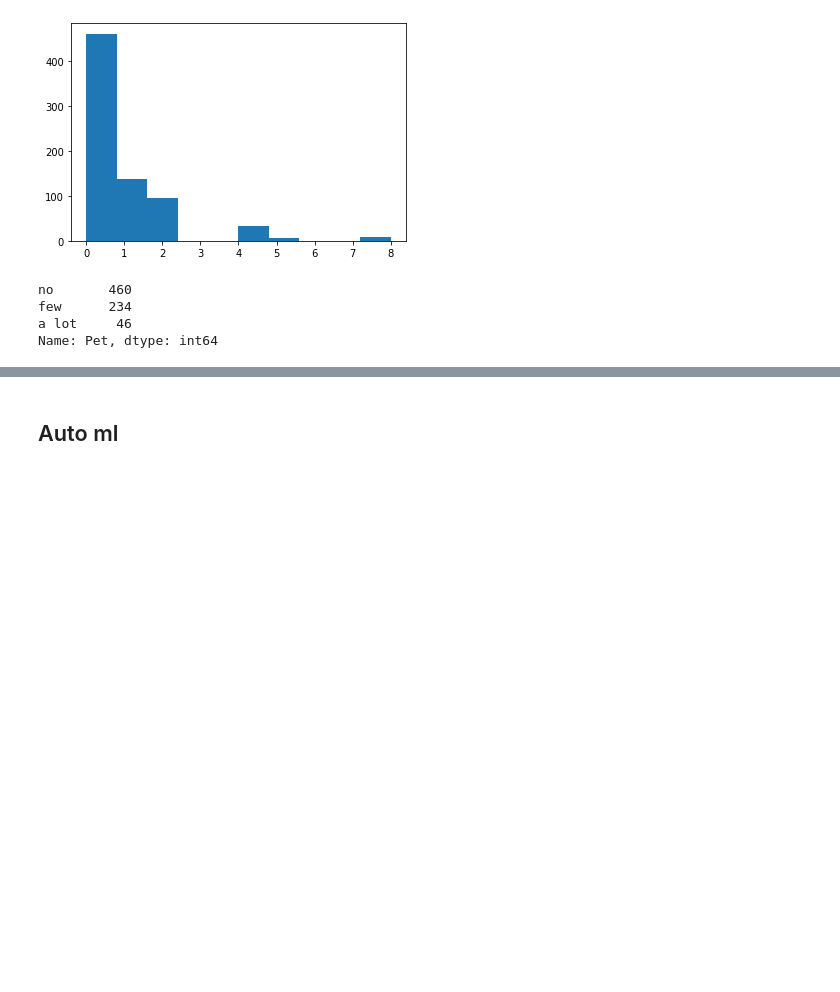
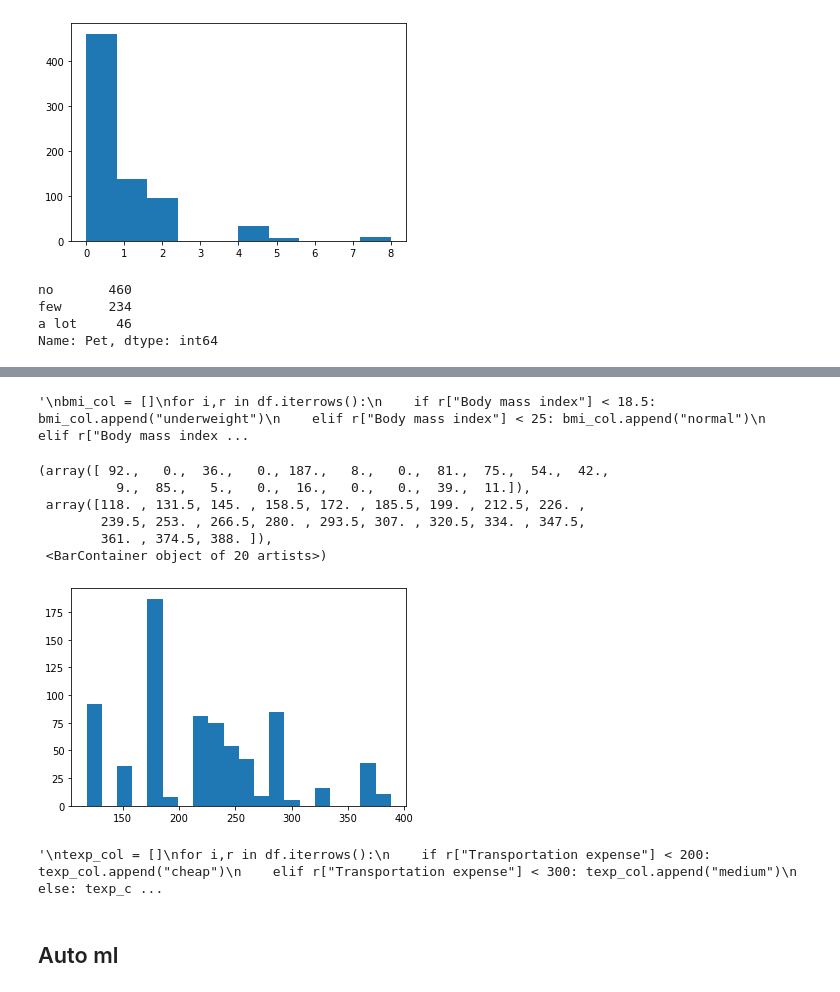
Before and after one commit to SrVallejo/Streamlit_absenteeism_hours, a Jupyter notebook: jupyter/Prediction.ipynb, the cells around one changed output, grey strips where cells are left out. Cells and saved outputs as stored; diff of their text form; code cells hidden in the pictures; blank space fills up the shorter version.

```diff
--- a/jupyter/Prediction.ipynb
+++ b/jupyter/Prediction.ipynb
@@ -127,3 +158,42 @@ Name: Pet, dtype: int64
+# %%
+'''
+bmi_col = []
+for i,r in df.iterrows():
+    if r["Body mass index"] < 18.5: bmi_col.append("underweight")
+    elif r["Body mass index"] < 25: bmi_col.append("normal")
+    elif r["Body mass index"] < 30: bmi_col.append("overweight")
+    else: bmi_col.append("obese")
+
+
+df["Body mass index"] = bmi_col
+df["Body mass index"].value_counts()
+'''
+# %% [output]
+'\nbmi_col = []\nfor i,r in df.iterrows():\n    if r["Body mass index"] < 18.5: bmi_col.append("underweight")\n    elif r["Body mass index"] < 25: bmi_col.append("normal")\n    elif r["Body mass index ...
+# %%
+plt.hist(df["Transportation expense"],bins=20)
+# %% [output]
+(array([ 92.,   0.,  36.,   0., 187.,   8.,   0.,  81.,  75.,  54.,  42.,
+          9.,  85.,   5.,   0.,  16.,   0.,   0.,  39.,  11.]),
+ array([118. , 131.5, 145. , 158.5, 172. , 185.5, 199. , 212.5, 226. ,
+        239.5, 253. , 266.5, 280. , 293.5, 307. , 320.5, 334. , 347.5,
+        361. , 374.5, 388. ]),
+ <BarContainer object of 20 artists>)
+[figure, added]
+# %%
+'''
+texp_col = []
+for i,r in df.iterrows():
+    if r["Transportation expense"] < 200: texp_col.append("cheap")
+    elif r["Transportation expense"] < 300: texp_col.append("medium")
+    else: texp_col.append("expensive")
+
+
+df["Transportation expense"] = texp_col
+df["Transportation expense"].value_counts()
+'''
+# %% [output]
+'\ntexp_col = []\nfor i,r in df.iterrows():\n    if r["Transportation expense"] < 200: texp_col.append("cheap")\n    elif r["Transportation expense"] < 300: texp_col.append("medium")\n    else: texp_c ...
 # %% [markdown]
 ## Auto ml
 # %%
```
Also changed, not shown: parts of 10 cells of this notebook.
